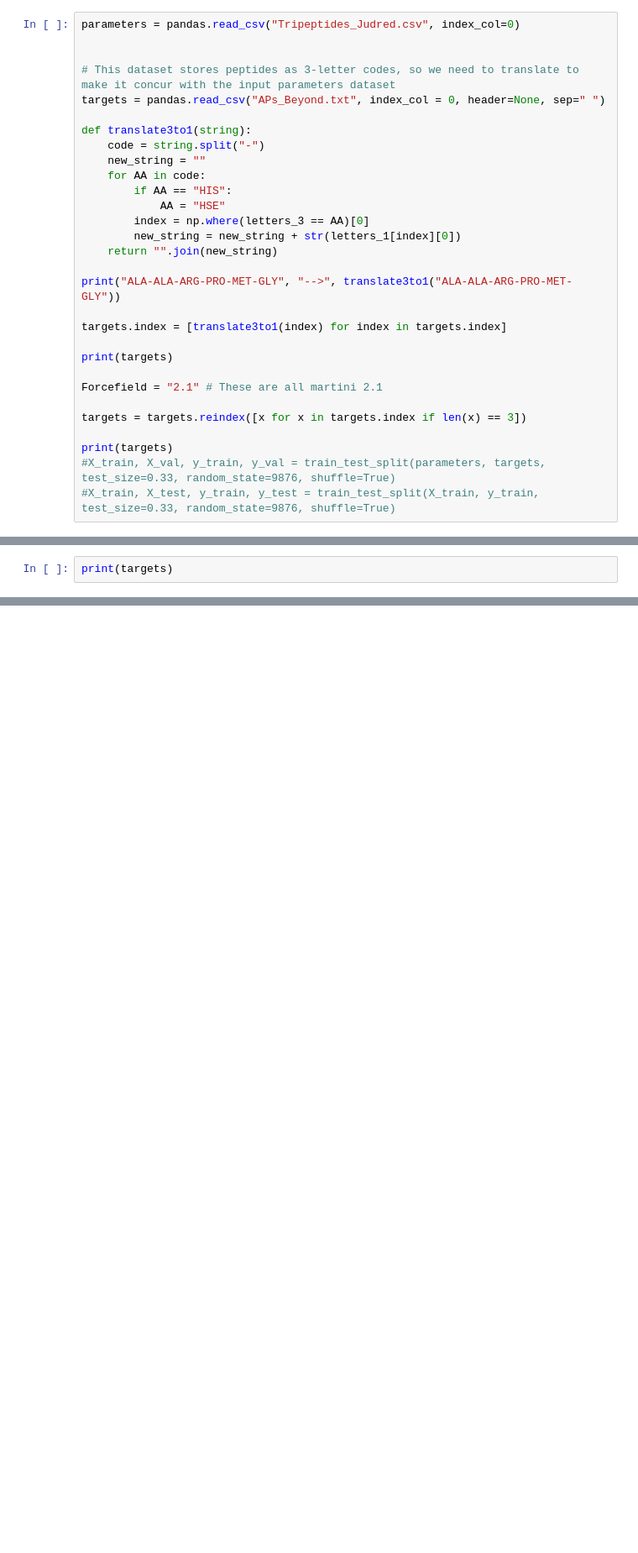
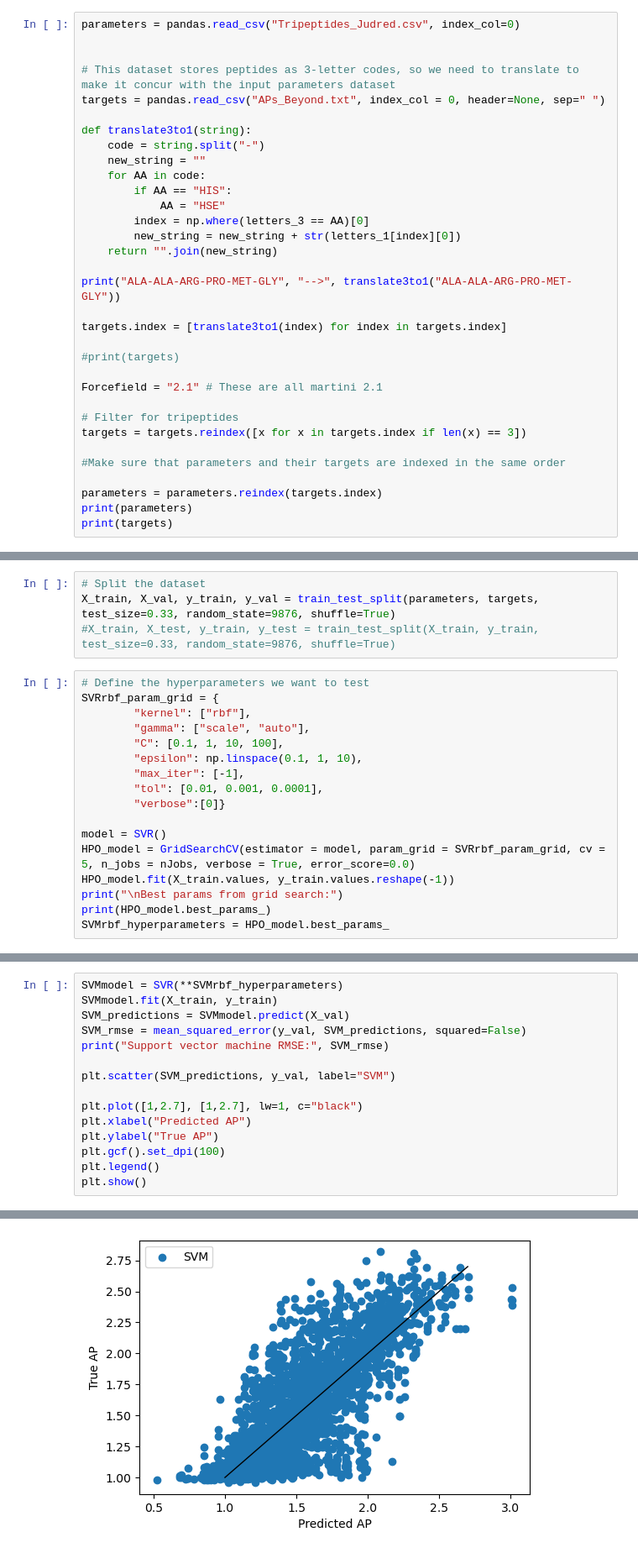
Before and after one commit to avanteijlingen/Tutorial-SB06, a Jupyter notebook: Machine Learning/Dataset Scaling.ipynb, the cells around one changed output, grey strips where cells are left out. Shown: that part at 84% size. Saved outputs shown, nothing was run; the diff lists cells and outputs as text; blank space fills up the shorter version.

```diff
--- a/Machine Learning/Dataset Scaling.ipynb
+++ b/Machine Learning/Dataset Scaling.ipynb
@@ -45,14 +45,17 @@ print("ALA-ALA-ARG-PRO-MET-GLY", "-->", translate3to1("ALA-ALA-ARG-PRO-MET-GLY")
 
 targets.index = [translate3to1(index) for index in targets.index]
 
-print(targets)
+#print(targets)
 
 Forcefield = "2.1" # These are all martini 2.1
 
+# Filter for tripeptides
 targets = targets.reindex([x for x in targets.index if len(x) == 3])
 
+#Make sure that parameters and their targets are indexed in the same order
+
+parameters = parameters.reindex(targets.index)
+print(parameters)
 print(targets)
-#X_train, X_val, y_train, y_val = train_test_split(parameters, targets, test_size=0.33, random_state=9876, shuffle=True)
-#X_train, X_test, y_train, y_test = train_test_split(X_train, y_train, test_size=0.33, random_state=9876, shuffle=True)
 # %% [output]
 ALA-ALA-ARG-PRO-MET-GLY --> AARPMG
@@ -72,5 +75,24 @@ VVY  2.181210
 VVV  2.034583
 
 [8000 rows x 1 columns]
+# %%
+# Split the dataset
+X_train, X_val, y_train, y_val = train_test_split(parameters, targets, test_size=0.33, random_state=9876, shuffle=True)
+#X_train, X_test, y_train, y_test = train_test_split(X_train, y_train, test_size=0.33, random_state=9876, shuffle=True)
 # %%
-print(targets)
+# Define the hyperparameters we want to test
+SVRrbf_param_grid = {
+        "kernel": ["rbf"],
+        "gamma": ["scale", "auto"],
+        "C": [0.1, 1, 10, 100],
+        "epsilon": np.linspace(0.1, 1, 10),
+        "max_iter": [-1],
+        "tol": [0.01, 0.001, 0.0001],
+        "verbose":[0]}
+
+model = SVR()
+HPO_model = GridSearchCV(estimator = model, param_grid = SVRrbf_param_grid, cv = 5, n_jobs = nJobs, verbose = True, error_score=0.0)
+HPO_model.fit(X_train.values, y_train.values.reshape(-1))
+print("\nBest params from grid search:")
+print(HPO_model.best_params_)
+SVMrbf_hyperparameters = HPO_model.best_params_
@@ -76,0 +104,16 @@ print(targets)
+# %%
+SVMmodel = SVR(**SVMrbf_hyperparameters)
+SVMmodel.fit(X_train, y_train)
+SVM_predictions = SVMmodel.predict(X_val)
+SVM_rmse = mean_squared_error(y_val, SVM_predictions, squared=False)
+print("Support vector machine RMSE:", SVM_rmse)
+
+plt.scatter(SVM_predictions, y_val, label="SVM")
+
+plt.plot([1,2.7], [1,2.7], lw=1, c="black")
+plt.xlabel("Predicted AP")
+plt.ylabel("True AP")
+plt.gcf().set_dpi(100)
+plt.legend()
+plt.show()
+# %% [output]
@@ -76,0 +121 @@ print(targets)
+[figure, added]
```
Also changed, not shown: parts of 3 cells of this notebook, 3 other files.
